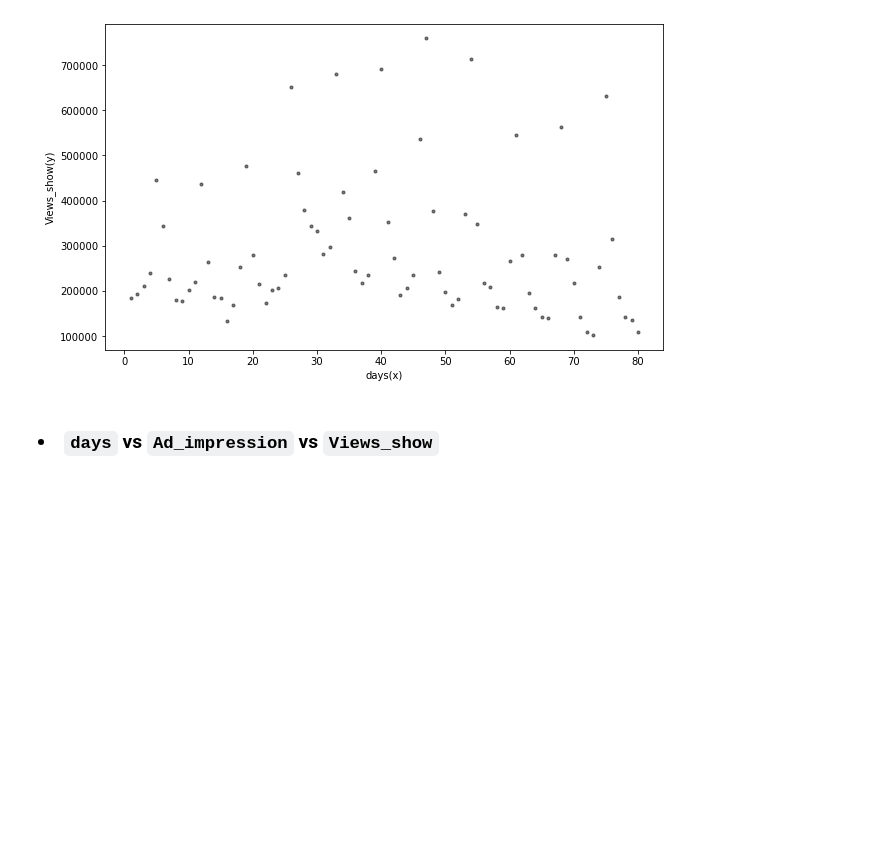
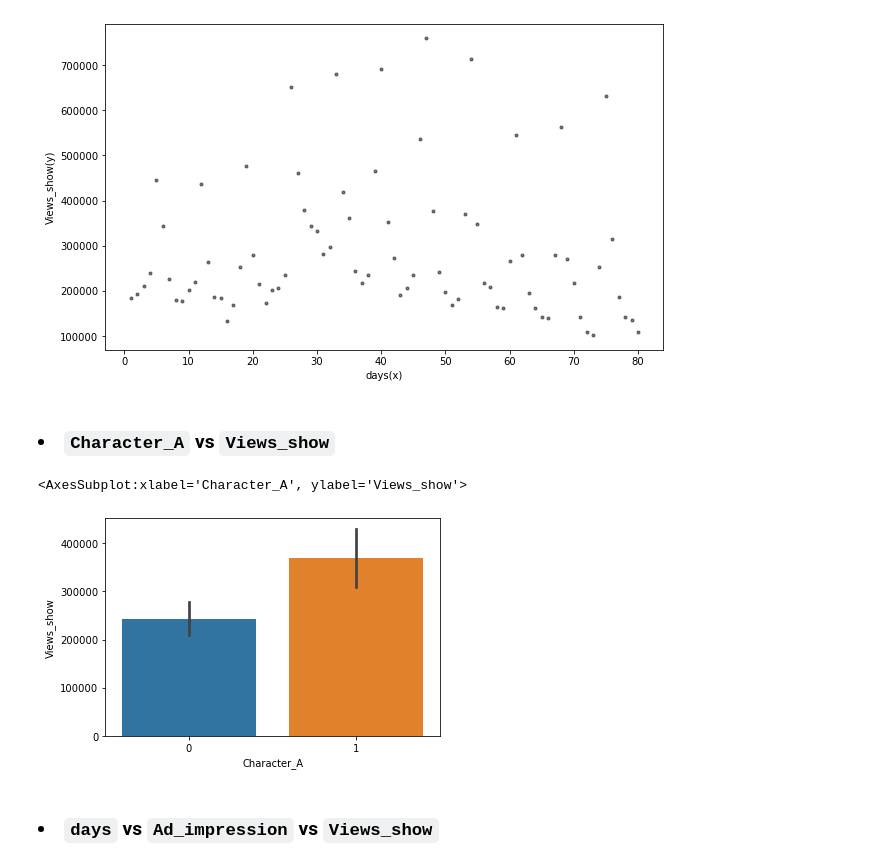
Before and after one commit to vivekkum-ar/Media-Company-Linear-Regression, a Jupyter notebook: Media-Company-Case-Study.ipynb, the cells around one changed output. Drawn from its saved outputs; the diff is of its cells as text; code cells hidden in the pictures; blank space fills up the shorter version.

```diff
--- a/Media-Company-Case-Study.ipynb
+++ b/Media-Company-Case-Study.ipynb
@@ -176,6 +176,13 @@ plt.show()
 # %% [output]
 *c* argument looks like a single numeric RGB or RGBA sequence, which should be avoided as value-mapping will have precedence in case its length matches with *x* & *y*.  Please use the *color* keyword- ...
 [figure]
+# %% [markdown]
+### <li><code>Character_A</code> vs <code>Views_show</code></li>
+# %%
+sns.barplot(data = media,x='Character_A', y='Views_show')
+# %% [output]
+<AxesSubplot:xlabel='Character_A', ylabel='Views_show'>
+[figure, added]
 # %% [markdown]
 ### <li><code>days</code> vs <code>Ad_impression</code> vs <code>Views_show</code></li>
 # %%
```
Also changed, not shown: parts of 14 cells of this notebook.
